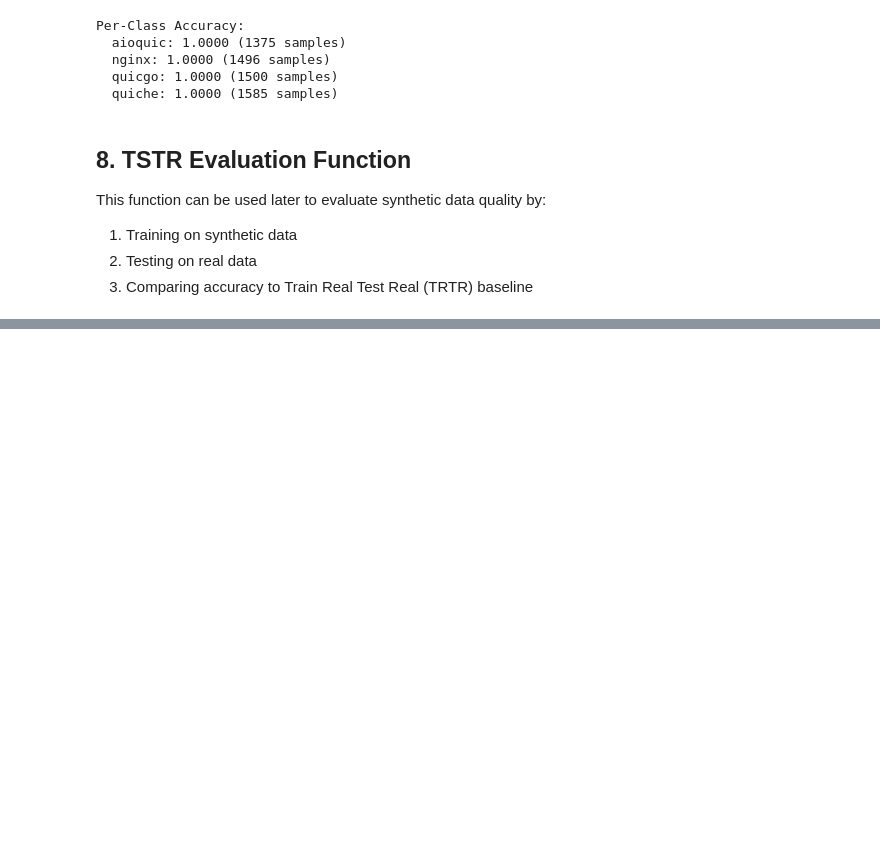
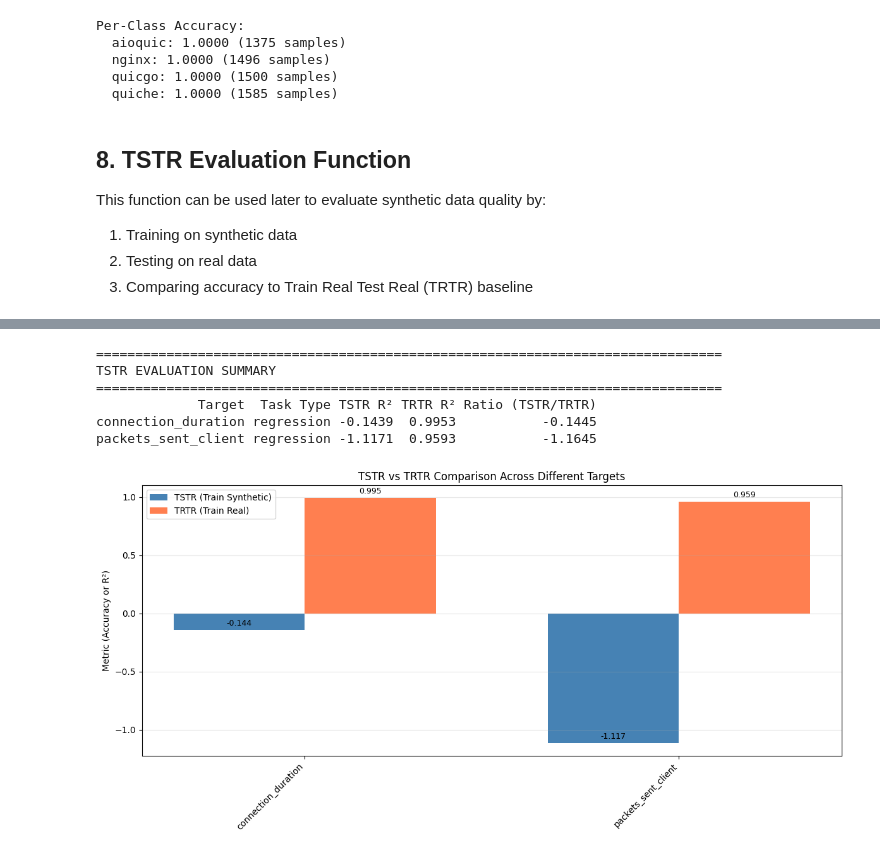
Before and after one commit to imets01/synthetic_network_data_gen, a Jupyter notebook: synth_tool/notebooks/ML_utility_low_level.ipynb, the cells around one changed output, grey strips where cells are left out. Cells and saved outputs as stored; diff of their text form; code cells hidden in the pictures; blank space fills up the shorter version.

```diff
--- a/synth_tool/notebooks/ML_utility_low_level.ipynb
+++ b/synth_tool/notebooks/ML_utility_low_level.ipynb
@@ -847,0 +1062,63 @@ all_labels = [id_to_implementation[cid] for cid in all_capture_ids]
+# %%
+# Summary table of all results
+print("\n" + "="*80)
+print("TSTR EVALUATION SUMMARY")
+print("="*80)
+
+summary_data = []
+for r in all_results:
+    metric_name = "Accuracy" if r['task_type'] == 'classification' else "R²"
+    ratio = r['tstr_metric'] / r['trtr_metric'] if r['trtr_metric'] != 0 else float('nan')
+    summary_data.append({
+        'Target': r['target'],
+        'Task Type': r['task_type'],
+        f'TSTR {metric_name}': f"{r['tstr_metric']:.4f}",
+        f'TRTR {metric_name}': f"{r['trtr_metric']:.4f}",
+        'Ratio (TSTR/TRTR)': f"{ratio:.4f}"
+    })
+
+summary_df = pd.DataFrame(summary_data)
+print(summary_df.to_string(index=False))
+# %% [output]
+================================================================================
+TSTR EVALUATION SUMMARY
+================================================================================
+             Target  Task Type TSTR R² TRTR R² Ratio (TSTR/TRTR)
+connection_duration regression -0.1439  0.9953           -0.1445
+packets_sent_client regression -1.1171  0.9593           -1.1645
+# %%
+# Visualization: Compare TSTR vs TRTR for each target
+if len(all_results) > 0:
+    fig, ax = plt.subplots(figsize=(12, 6))
+
+    targets = [r['target'] for r in all_results]
+    tstr_metrics = [r['tstr_metric'] for r in all_results]
+    trtr_metrics = [r['trtr_metric'] for r in all_results]
+
+    x = np.arange(len(targets))
+    width = 0.35
+
+    bars1 = ax.bar(x - width/2, tstr_metrics, width, label='TSTR (Train Synthetic)', color='steelblue')
+    bars2 = ax.bar(x + width/2, trtr_metrics, width, label='TRTR (Train Real)', color='coral')
+
+    ax.set_ylabel('Metric (Accuracy or R²)')
+    ax.set_title('TSTR vs TRTR Comparison Across Different Targets')
+    ax.set_xticks(x)
+    ax.set_xticklabels(targets, rotation=45, ha='right')
+    ax.legend()
+    ax.grid(True, alpha=0.3, axis='y')
+
+    # Add value labels on bars
+    for bar in bars1:
+        height = bar.get_height()
+        ax.annotate(f'{height:.3f}', xy=(bar.get_x() + bar.get_width()/2, height),
+                    xytext=(0, 3), textcoords="offset points", ha='center', va='bottom', fontsize=9)
+    for bar in bars2:
+        height = bar.get_height()
+        ax.annotate(f'{height:.3f}', xy=(bar.get_x() + bar.get_width()/2, height),
+                    xytext=(0, 3), textcoords="offset points", ha='center', va='bottom', fontsize=9)
+
+    plt.tight_layout()
+    plt.show()
+# %% [output]
+[figure, added]
```
Also changed, not shown: parts of 23 cells of this notebook, 5 other files.
